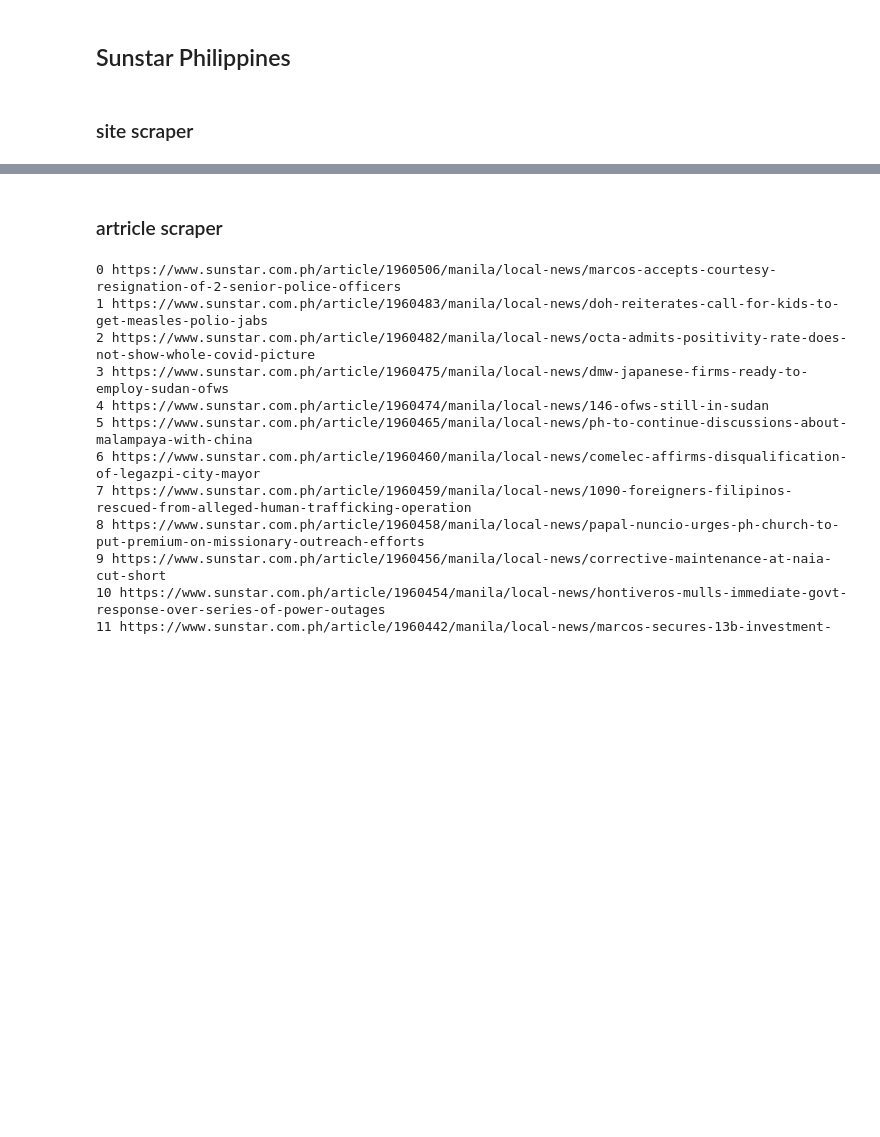
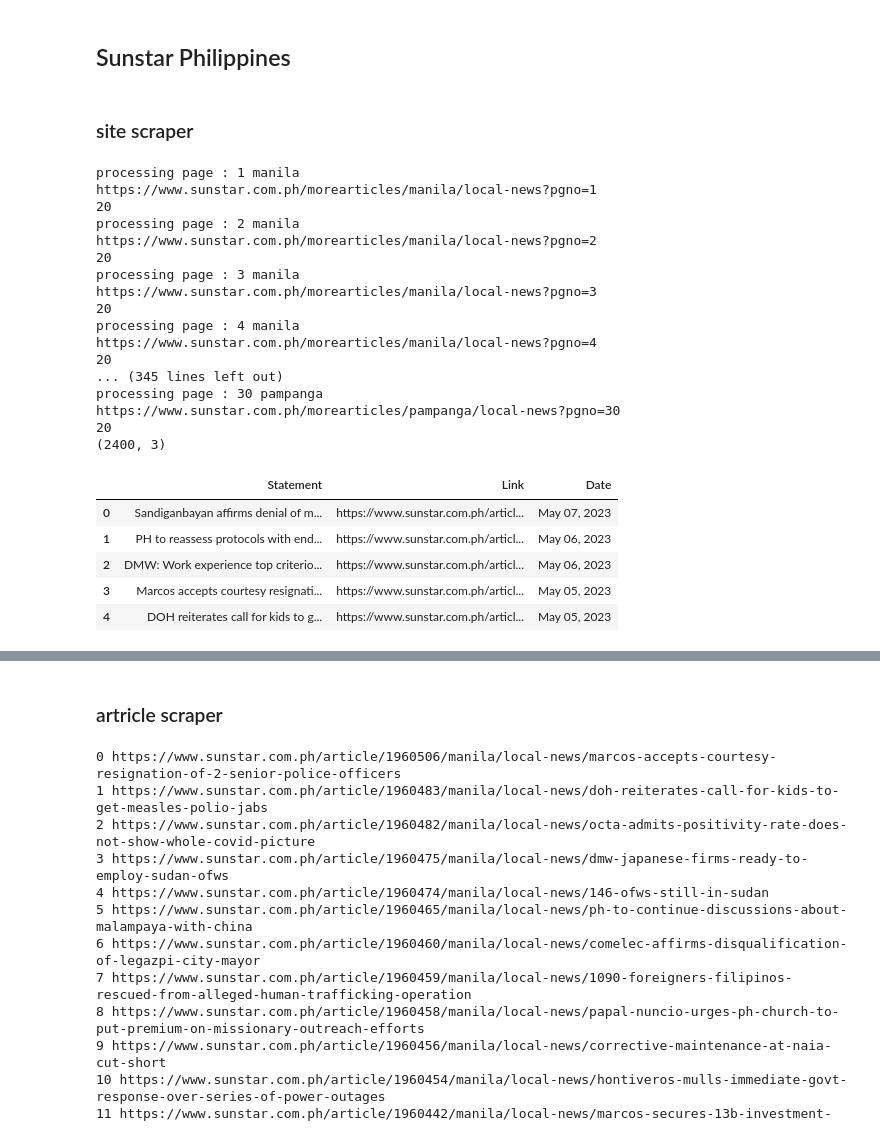
Before and after one commit to jmlDC/MARISOL-Thesis22-23, a Jupyter notebook: Scraper.ipynb, the cells around one changed output, grey strips where cells are left out. Saved outputs shown, nothing was run; the diff lists cells and outputs as text; code cells hidden in the pictures; blank space fills up the shorter version.

Commit message:
checkpoint: done scrapping news link SunStar

```diff
--- a/Scraper.ipynb
+++ b/Scraper.ipynb
@@ -1232,6 +1232,7 @@ rapplerData2
 places = ['manila', 'cebu', 'davao', 'pampanga']
 
 site = "SunStar"
+filename= f"{dir}{site}_{date.today()}_NEWS_LinkList.csv"
 starData=pd.DataFrame(columns=['Statement','Link','Date'])
 driver = startChromeDriver()
 pagesToGet= 30
@@ -1240,35 +1241,58 @@ for place in places:
         print('processing page :', page, place)
         url = 'https://www.sunstar.com.ph/morearticles/'+place+'/local-news?pgno='+str(page)
         print(url)
 
 
         driver.get(url)
         # showscreen(driver)
         # WebDriverWait(driver, 30).until(EC.presence_of_element_located((By.CLASS_NAME, 'col-md-12 noPadding col-xs-12')))
         source = driver.page_source
         soup = BeautifulSoup(source, 'html.parser')
         links = soup.find_all('div',attrs={'class':'article-info'})
         print(len(links))
 
-        filename= f"{dir}{site}_{date.today()}_NEWS_LinkList.csv"
 
         for j in links:
             try:
                 Statement = j.find('h2', {'class' : 'article-title'}).find('a').text.strip()
                 Link = j.find('h2', {'class' : 'article-title'}).find('a')['href'].strip()
                 Date = j.find('div', {'class': 'article-date'}).text.strip()
                 df_new_row = { 'Statement': Statement, 'Link': Link, 'Date': Date}
                 starData = starData.append(pd.Series(df_new_row, index=starData.columns[:len(df_new_row)]), ignore_index=True)
             except Exception as e:
                 error_type, error_obj, error_info = sys.exc_info()
                 print ('ERROR FOR LINK:',url)
                 print (error_type, 'Line:', error_info.tb_lineno)
 
 driver.quit()
 print(starData.shape)
 starData.drop_duplicates(inplace=True)
-starData.to_csv(filename)
+# starData.to_csv(filename)
 starData.head()
+# %% [output]
+processing page : 1 manila
+https://www.sunstar.com.ph/morearticles/manila/local-news?pgno=1
+20
+processing page : 2 manila
+https://www.sunstar.com.ph/morearticles/manila/local-news?pgno=2
+20
+processing page : 3 manila
+https://www.sunstar.com.ph/morearticles/manila/local-news?pgno=3
+20
+processing page : 4 manila
+https://www.sunstar.com.ph/morearticles/manila/local-news?pgno=4
+20
+... (345 lines left out)
+processing page : 30 pampanga
+https://www.sunstar.com.ph/morearticles/pampanga/local-news?pgno=30
+20
+(2400, 3)
+|  | Statement | Link | Date |
+| 0 | Sandiganbayan affirms denial of m... | https://www.sunstar.com.ph/articl... | May 07, 2023 |
+| 1 | PH to reassess protocols with end... | https://www.sunstar.com.ph/articl... | May 06, 2023 |
+| 2 | DMW: Work experience top criterio... | https://www.sunstar.com.ph/articl... | May 06, 2023 |
+| 3 | Marcos accepts courtesy resignati... | https://www.sunstar.com.ph/articl... | May 05, 2023 |
+| 4 | DOH reiterates call for kids to g... | https://www.sunstar.com.ph/articl... | May 05, 2023 |
 # %%
 starData.shape
 # 600 no duplicates
```
Also changed, not shown: parts of 2 cells of this notebook.
